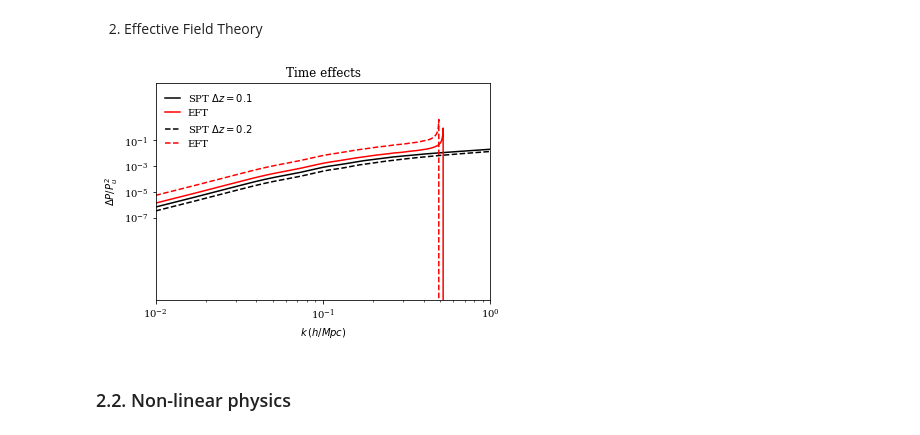
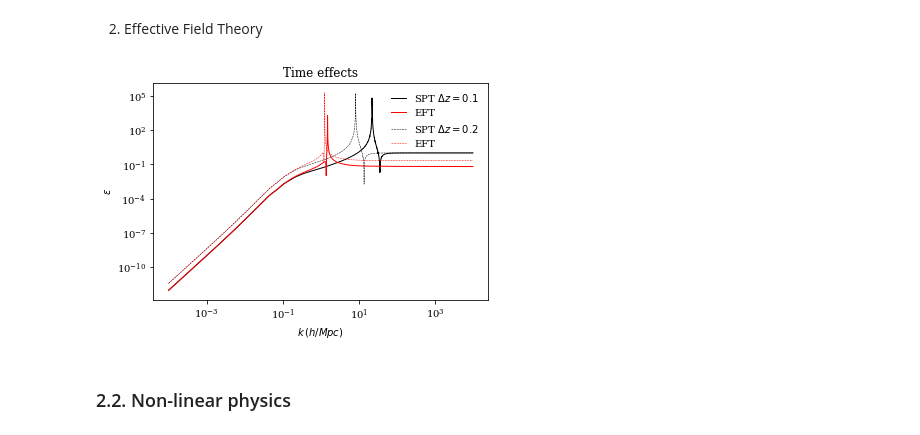
Before and after one commit to Lucia-Fonseca/unequalpy, a Jupyter notebook: analysis/nonlinear_time_effects.ipynb, the cells around one changed output. Cells and saved outputs as stored; diff of their text form; code cells hidden in the pictures.

```diff
--- a/analysis/nonlinear_time_effects.ipynb
+++ b/analysis/nonlinear_time_effects.ipynb
@@ -75,4 +71,7 @@ puetc_spt2 = Puetc2(k, gzm, gzp, powerk)
+# %%
+pgeom_spt2 = Petc(k, gzm, powerk)[:, None] * Petc(k, gzp, powerk)[None, :]
+puetc_spt2 = Puetc(k, gzm, gzp, powerk)**2
 # %%
-dp = [error(pgeom_spt2[0][i], puetc_spt2[0][i], puetc_spt2[0][i]) for i in range(3)]
+dp = [error(pgeom_spt2[i][i], puetc_spt2[i][i], puetc_spt2[i][i]) for i in range(3)]
 # %% [markdown]
 2) Effective Field Theory
@@ -82,24 +78,28 @@ puetc_eft2 = Puetc2(k, gzm, gzp, powerk, czm, czp, model='eft')
+# %%
+pgeom_eft2 = Petc(k, gzm, powerk, czm, model='eft')[:, None] * Petc(k, gzp, powerk, czp, model='eft')[None, :]
+puetc_eft2 = Puetc(k, gzm, gzp, powerk, czm, czp, model='eft')**2
 # %%
 dpef = [error(pgeom_eft2[i][i], puetc_eft2[i][i], puetc_eft2[i][i]) for i in range(3)]
 # %%
-plt.plot(k, dp[1], 'k', label = r'SPT $\Delta z = 0.1$')
-plt.plot(k, dpef[1], 'r', label = 'EFT')
-plt.plot(k, dp[2], '--k', label = 'SPT $\Delta z = 0.2$')
-plt.plot(k, dpef[2], '--r', label = 'EFT')
+plt.plot(k, dp[1], 'k', label = r'SPT $\Delta z = 0.1$', lw=1)
+plt.plot(k, dpef[1], 'r', label = 'EFT', lw=1)
+plt.plot(k, dp[2], '--k', label = 'SPT $\Delta z = 0.2$', lw=0.5)
+plt.plot(k, dpef[2], '--r', label = 'EFT', lw=0.5)
 
 plt.xscale('log')
 plt.yscale('log')
-plt.xlim((1e-2,1e0))
+# plt.xlim((1e-2,1e0))
 plt.xlabel('$k\, (h/Mpc)$')
-plt.ylabel('$\Delta P / P^2_u$')
+plt.ylabel('$\epsilon$')
 
-plt.yticks(np.logspace(-7,-1, 4))
+# plt.yticks(np.logspace(-7,-1, 4))
 plt.title("Time effects")
 plt.legend(frameon=False)
+# plt.savefig('plots/time_effects.pdf')
 
 plt.show()
 # %% [output]
-[figure, old version]
+[figure, new version]
 # %% [markdown]
 ### 2.2. Non-linear physics
 # %% [markdown]
```
Also changed, not shown: parts of 14 cells of this notebook, 1 other file.
